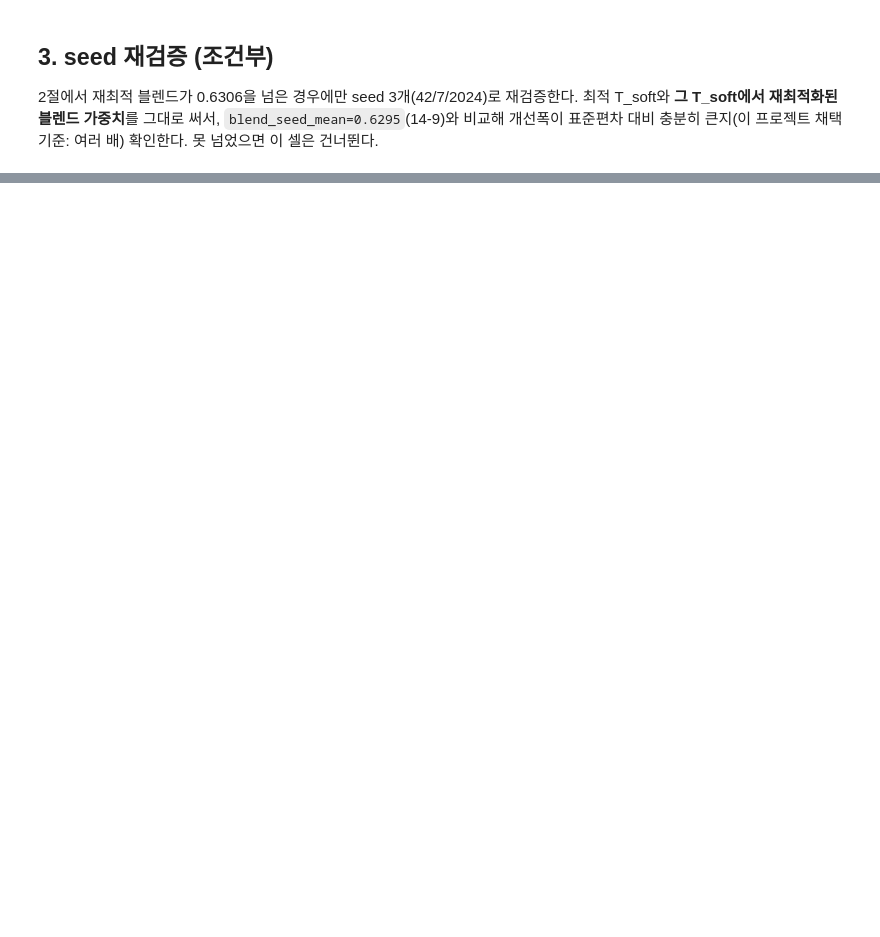
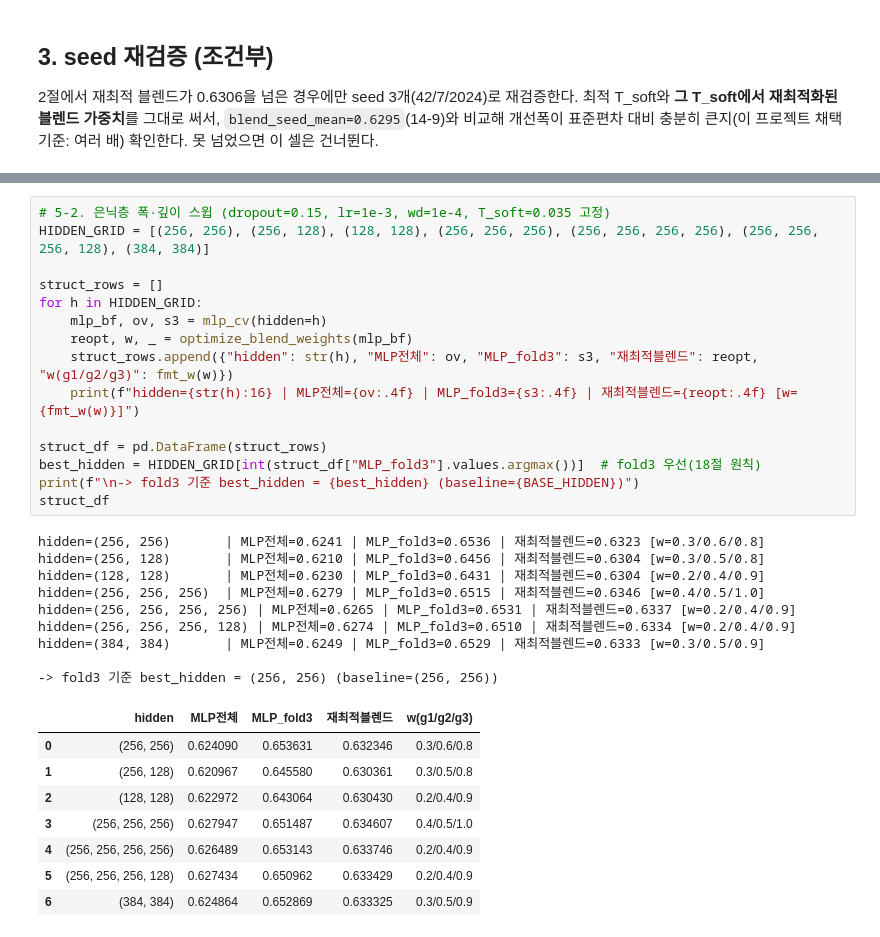
Before and after one commit to cms6090/wind_forecast, a Jupyter notebook: notebooks/05_tuning_3.ipynb, the cells around one changed output, grey strips where cells are left out. Drawn from its saved outputs; the diff is of its cells as text; blank space fills up the shorter version.

```diff
--- a/notebooks/05_tuning_3.ipynb
+++ b/notebooks/05_tuning_3.ipynb
@@ -469,0 +616,33 @@ KeyboardInterrupt:
+# %%
+# 5-2. 은닉층 폭·깊이 스윕 (dropout=0.15, lr=1e-3, wd=1e-4, T_soft=0.035 고정)
+HIDDEN_GRID = [(256, 256), (256, 128), (128, 128), (256, 256, 256), (256, 256, 256, 256), (256, 256, 256, 128), (384, 384)]
+
+struct_rows = []
+for h in HIDDEN_GRID:
+    mlp_bf, ov, s3 = mlp_cv(hidden=h)
+    reopt, w, _ = optimize_blend_weights(mlp_bf)
+    struct_rows.append({"hidden": str(h), "MLP전체": ov, "MLP_fold3": s3, "재최적블렌드": reopt, "w(g1/g2/g3)": fmt_w(w)})
+    print(f"hidden={str(h):16} | MLP전체={ov:.4f} | MLP_fold3={s3:.4f} | 재최적블렌드={reopt:.4f} [w={fmt_w(w)}]")
+
+struct_df = pd.DataFrame(struct_rows)
+best_hidden = HIDDEN_GRID[int(struct_df["MLP_fold3"].values.argmax())]  # fold3 우선(18절 원칙)
+print(f"\n-> fold3 기준 best_hidden = {best_hidden} (baseline={BASE_HIDDEN})")
+struct_df
+# %% [output]
+hidden=(256, 256)       | MLP전체=0.6241 | MLP_fold3=0.6536 | 재최적블렌드=0.6323 [w=0.3/0.6/0.8]
+hidden=(256, 128)       | MLP전체=0.6210 | MLP_fold3=0.6456 | 재최적블렌드=0.6304 [w=0.3/0.5/0.8]
+hidden=(128, 128)       | MLP전체=0.6230 | MLP_fold3=0.6431 | 재최적블렌드=0.6304 [w=0.2/0.4/0.9]
+hidden=(256, 256, 256)  | MLP전체=0.6279 | MLP_fold3=0.6515 | 재최적블렌드=0.6346 [w=0.4/0.5/1.0]
+hidden=(256, 256, 256, 256) | MLP전체=0.6265 | MLP_fold3=0.6531 | 재최적블렌드=0.6337 [w=0.2/0.4/0.9]
+hidden=(256, 256, 256, 128) | MLP전체=0.6274 | MLP_fold3=0.6510 | 재최적블렌드=0.6334 [w=0.2/0.4/0.9]
+hidden=(384, 384)       | MLP전체=0.6249 | MLP_fold3=0.6529 | 재최적블렌드=0.6333 [w=0.3/0.5/0.9]
+
+-> fold3 기준 best_hidden = (256, 256) (baseline=(256, 256))
+|  | hidden | MLP전체 | MLP_fold3 | 재최적블렌드 | w(g1/g2/g3) |
+| 0 | (256, 256) | 0.624090 | 0.653631 | 0.632346 | 0.3/0.6/0.8 |
+| 1 | (256, 128) | 0.620967 | 0.645580 | 0.630361 | 0.3/0.5/0.8 |
+| 2 | (128, 128) | 0.622972 | 0.643064 | 0.630430 | 0.2/0.4/0.9 |
+| 3 | (256, 256, 256) | 0.627947 | 0.651487 | 0.634607 | 0.4/0.5/1.0 |
+| 4 | (256, 256, 256, 256) | 0.626489 | 0.653143 | 0.633746 | 0.2/0.4/0.9 |
+| 5 | (256, 256, 256, 128) | 0.627434 | 0.650962 | 0.633429 | 0.2/0.4/0.9 |
+| 6 | (384, 384) | 0.624864 | 0.652869 | 0.633325 | 0.3/0.5/0.9 |
```
Also changed, not shown: parts of 20 cells of this notebook, 5 other files.
